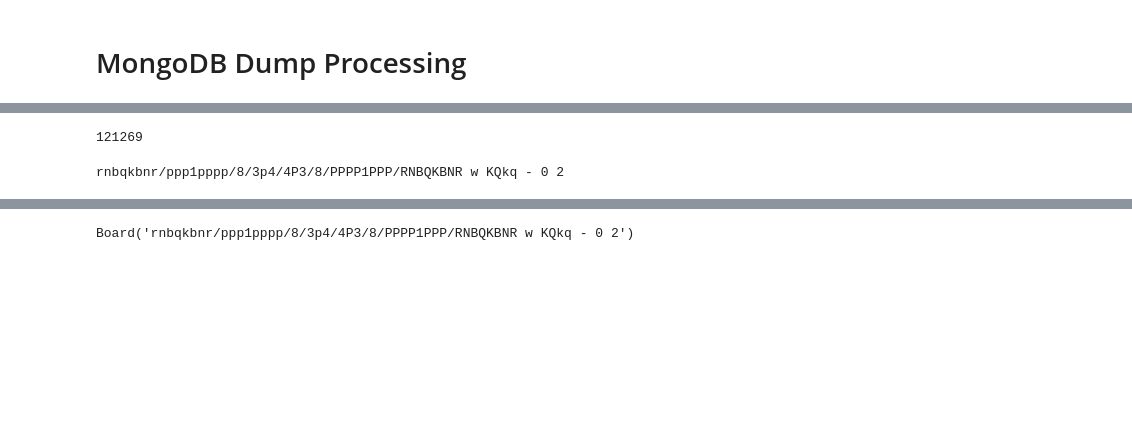
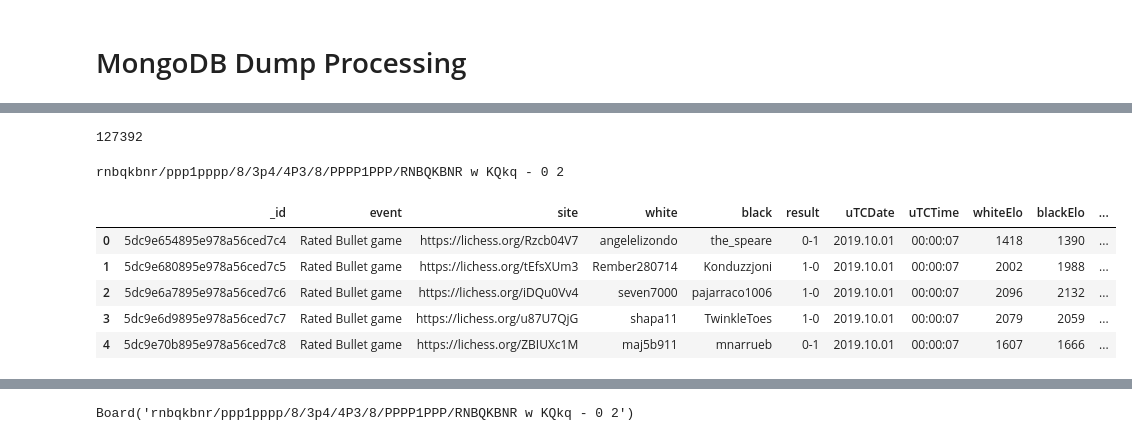
Before and after one commit to mayankX/Chess-ELO-Predictor, a Jupyter notebook: notebooks/Playground.ipynb, the cells around one changed output, grey strips where cells are left out. Saved outputs shown, nothing was run; the diff lists cells and outputs as text; code cells hidden in the pictures; blank space fills up the shorter version.

```diff
--- a/notebooks/Playground.ipynb
+++ b/notebooks/Playground.ipynb
@@ -409,6 +412,6 @@ from json import dumps, loads as json_loads
 # %%
-from collections import namedtuple
+%%time
 
-with open('/Users/mayanktiwari/Developer/Workspaces/KaggleWorkspace/ChessELOPrediction/ELO/dump/data.json', 'r') as f:
+with open('/Users/mayanktiwari/Developer/Workspaces/KaggleWorkspace/ChessELOPrediction/ELO/dump/mongo_data_dump_12_05_2019_02_28_23.json', 'r') as f:
     all_data = loads(f.read())
 #     all_obj = json_loads(f.read(), object_hook=lambda d: namedtuple('Game', d.keys())(*d.values()))
@@ -415,5 +421,5 @@ with open('/Users/mayanktiwari/Developer/Workspaces/KaggleWorkspace/ChessELOPred
 # %%
 len(all_data)
 # %% [output]
-121269
+127392
 # %%
@@ -421,2 +428,15 @@ print(g.moves[1].fen)
 # %% [output]
 rnbqkbnr/ppp1pppp/8/3p4/4P3/8/PPPP1PPP/RNBQKBNR w KQkq - 0 2
+# %%
+data_df = pd.DataFrame(all_data)
+# %%
+pd.set_option('display.max_columns', 999)
+# with pd.option_context("display.max_rows", None, "display.max_columns", None):
+data_df.head(5)
+# %% [output]
+|  | _id | event | site | white | black | result | uTCDate | uTCTime | whiteElo | blackElo | ... |
+| 0 | 5dc9e654895e978a56ced7c4 | Rated Bullet game | https://lichess.org/Rzcb04V7 | angelelizondo | the_speare | 0-1 | 2019.10.01 | 00:00:07 | 1418 | 1390 | ... |
+| 1 | 5dc9e680895e978a56ced7c5 | Rated Bullet game | https://lichess.org/tEfsXUm3 | Rember280714 | Konduzzjoni | 1-0 | 2019.10.01 | 00:00:07 | 2002 | 1988 | ... |
+| 2 | 5dc9e6a7895e978a56ced7c6 | Rated Bullet game | https://lichess.org/iDQu0Vv4 | seven7000 | pajarraco1006 | 1-0 | 2019.10.01 | 00:00:07 | 2096 | 2132 | ... |
+| 3 | 5dc9e6d9895e978a56ced7c7 | Rated Bullet game | https://lichess.org/u87U7QjG | shapa11 | TwinkleToes | 1-0 | 2019.10.01 | 00:00:07 | 2079 | 2059 | ... |
+| 4 | 5dc9e70b895e978a56ced7c8 | Rated Bullet game | https://lichess.org/ZBIUXc1M | maj5b911 | mnarrueb | 0-1 | 2019.10.01 | 00:00:07 | 1607 | 1666 | ... |
```
Also changed, not shown: parts of 6 cells of this notebook.
